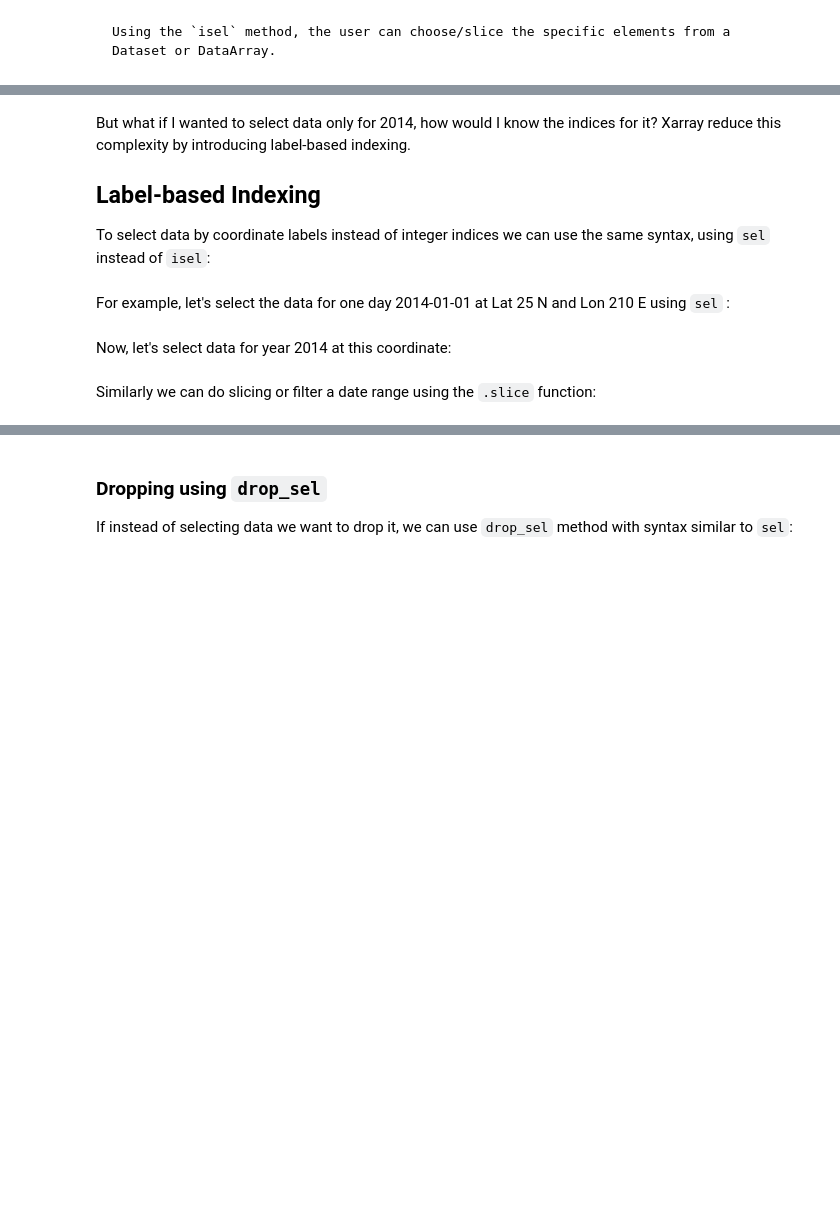
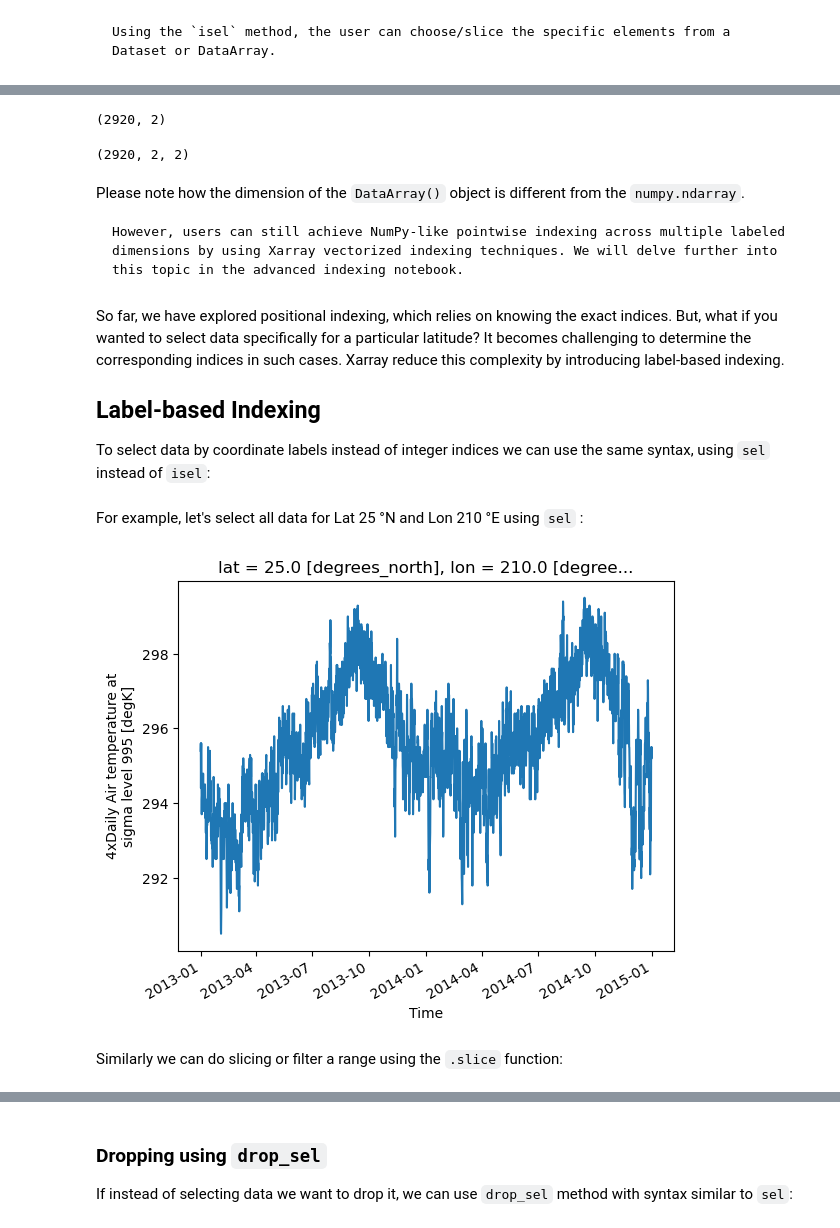
Before and after one commit to xarray-contrib/xarray-tutorial, a Jupyter notebook: fundamentals/02.1_indexing_Basic.ipynb, the cells around one changed output, grey strips where cells are left out. Saved outputs shown, nothing was run; the diff lists cells and outputs as text; code cells hidden in the pictures; blank space fills up the shorter version.

````diff
--- a/fundamentals/02.1_indexing_Basic.ipynb
+++ b/fundamentals/02.1_indexing_Basic.ipynb
@@ -122,12 +142,26 @@ Using the `isel` method, the user can choose/slice the specific elements from a
+# %%
+np_array[:, [0, 1], [0, 1]].shape
+# %% [output]
+(2920, 2)
+# %%
+da[:, [0, 1], [0, 1]].shape
+# %% [output]
+(2920, 2, 2)
+# %% [markdown]
+Please note how the dimension of the `DataArray()` object is different from the `numpy.ndarray`.
+
+```{tip}
+However, users can still achieve NumPy-like pointwise indexing across multiple labeled dimensions by using Xarray vectorized indexing techniques. We will delve further into this topic in the advanced indexing notebook.
+```
 # %% [markdown]
-But what if I wanted to select data only for 2014, how would I know the indices for it? Xarray reduce this complexity by introducing label-based indexing.
+So far, we have explored positional indexing, which relies on knowing the exact indices. But, what if you wanted to select data specifically for a particular latitude? It becomes challenging to determine the corresponding indices in such cases. Xarray reduce this complexity by introducing label-based indexing.
 
 ## Label-based Indexing
 
 To select data by coordinate labels instead of integer indices we can use the same syntax, using `sel` instead of `isel`:
 # %% [markdown]
-For example, let's select the data for one day 2014-01-01 at Lat 25 N and Lon 210 E using `sel` :
+For example, let's select all data for Lat 25 °N and Lon 210 °E using `sel` :
 # %%
-da.sel(time="2014-01-01", lat=25, lon=210).plot();
+da.sel(lat=25, lon=210).plot();
+# %% [output]
+[figure, added]
-# %% [markdown]
-Now, let's select data for year 2014 at this coordinate:
@@ -136,4 +168,4 @@ da.sel(lat=50.0, lon=200.0, time="2014")
 # %% [markdown]
-Similarly we can do slicing or filter a date range using the `.slice` function:
+Similarly we can do slicing or filter a range using the `.slice` function:
 # %%
 # demonstrate slicing
````
Also changed, not shown: parts of 42 cells of this notebook.
